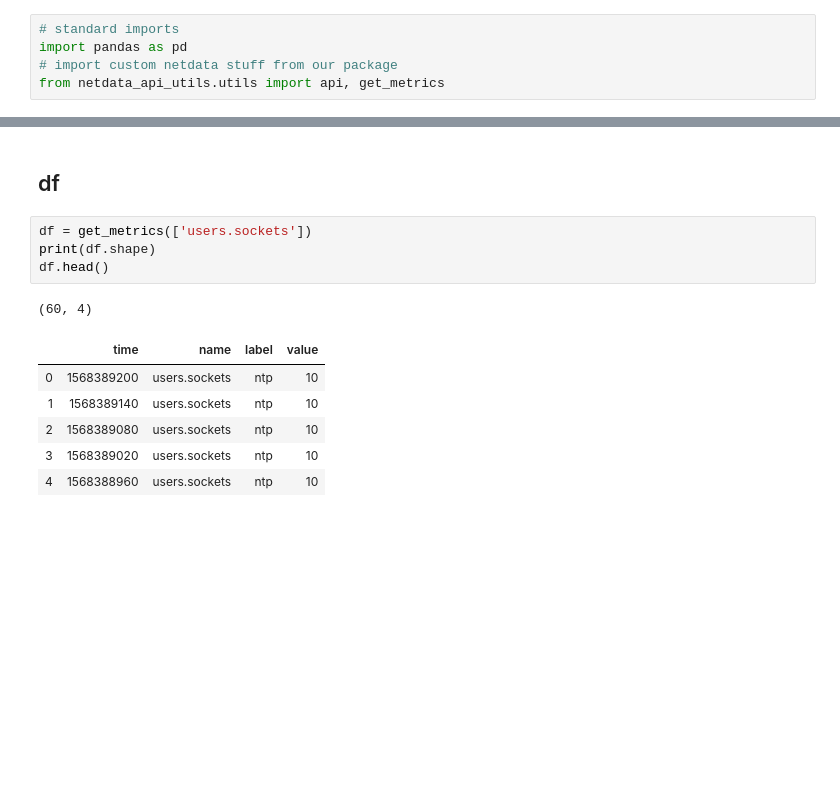
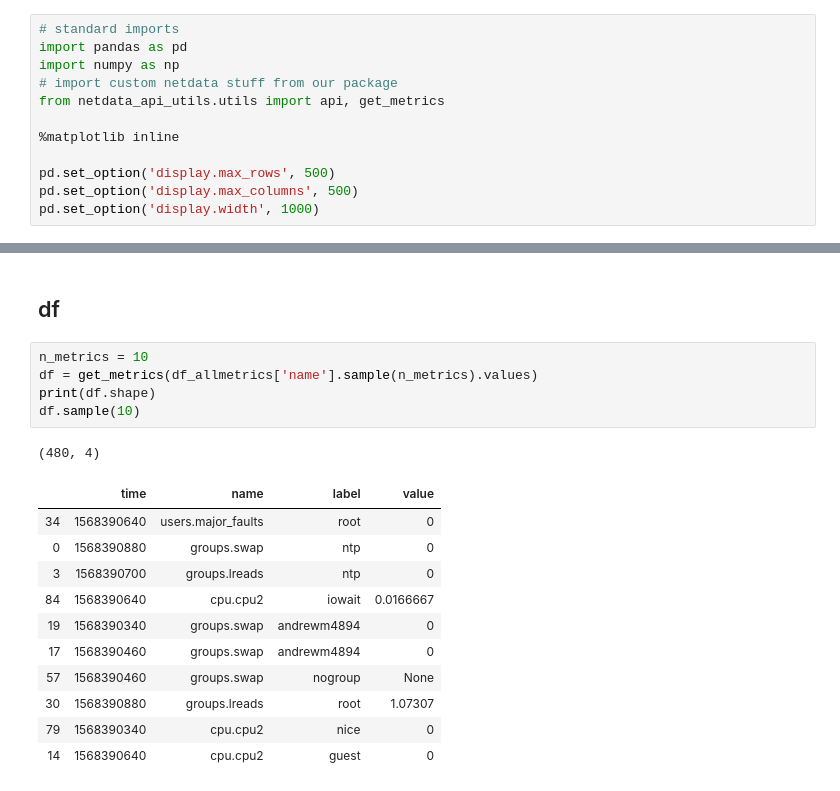
Before and after one commit to andrewm4894/netdata-learn, a Jupyter notebook: notebooks/netdata_dev.ipynb, the cells around one changed output, grey strips where cells are left out. Saved outputs shown, nothing was run; the diff lists cells and outputs as text; blank space fills up the shorter version.

```diff
--- a/notebooks/netdata_dev.ipynb
+++ b/notebooks/netdata_dev.ipynb
@@ -1,8 +1,15 @@
 # %%
 # standard imports
 import pandas as pd
+import numpy as np
 # import custom netdata stuff from our package
 from netdata_api_utils.utils import api, get_metrics
+
+%matplotlib inline
+
+pd.set_option('display.max_rows', 500)
+pd.set_option('display.max_columns', 500)
+pd.set_option('display.width', 1000)
 # %% [markdown]
 ## df_allmetrics
 # %%
@@ -31,14 +38,20 @@ df_allmetrics.sample(10)
 # %% [markdown]
 ## df
-# %%
-df = get_metrics(['users.sockets'])
-print(df.shape)
-df.head()
-# %% [output]
-(60, 4)
-|  | time | name | label | value |
-| 0 | 1568389200 | users.sockets | ntp | 10 |
-| 1 | 1568389140 | users.sockets | ntp | 10 |
-| 2 | 1568389080 | users.sockets | ntp | 10 |
-| 3 | 1568389020 | users.sockets | ntp | 10 |
-| 4 | 1568388960 | users.sockets | ntp | 10 |
+# %%
+n_metrics = 10
+df = get_metrics(df_allmetrics['name'].sample(n_metrics).values)
+print(df.shape)
+df.sample(10)
+# %% [output]
+(480, 4)
+|  | time | name | label | value |
+| 34 | 1568390640 | users.major_faults | root | 0 |
+| 0 | 1568390880 | groups.swap | ntp | 0 |
+| 3 | 1568390700 | groups.lreads | ntp | 0 |
+| 84 | 1568390640 | cpu.cpu2 | iowait | 0.0166667 |
+| 19 | 1568390340 | groups.swap | andrewm4894 | 0 |
+| 17 | 1568390460 | groups.swap | andrewm4894 | 0 |
+| 57 | 1568390460 | groups.swap | nogroup | None |
+| 30 | 1568390880 | groups.lreads | root | 1.07307 |
+| 79 | 1568390340 | cpu.cpu2 | nice | 0 |
+| 14 | 1568390640 | cpu.cpu2 | guest | 0 |
```
Also changed, not shown: parts of 2 cells of this notebook.
